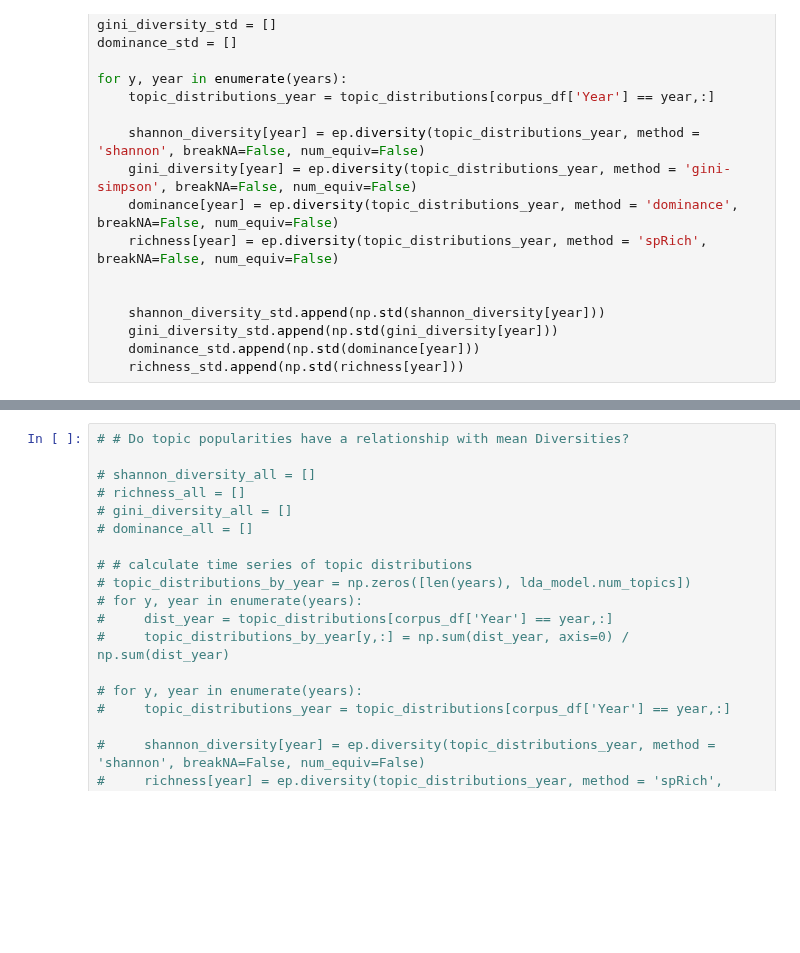
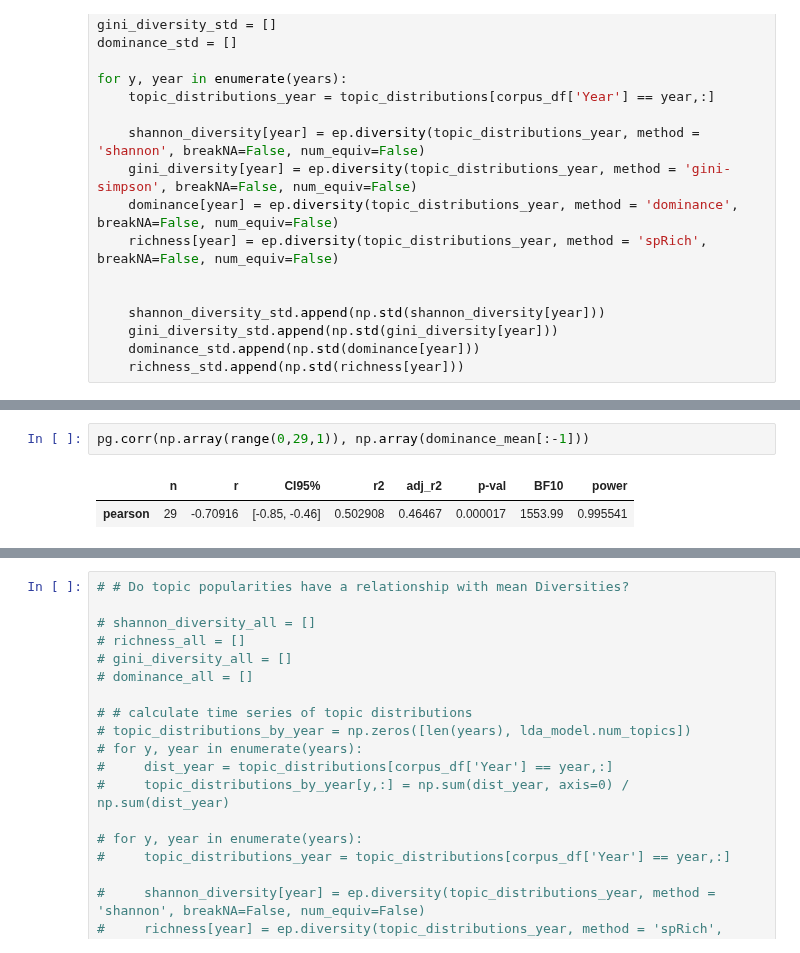
Before and after one commit to mashrekur/topic_modeling_hydrology, a Jupyter notebook: diversity_analysis.ipynb, the cells around one changed output, grey strips where cells are left out. Saved outputs shown, nothing was run; the diff lists cells and outputs as text; blank space fills up the shorter version.

```diff
--- a/diversity_analysis.ipynb
+++ b/diversity_analysis.ipynb
@@ -385,3 +395,8 @@ plt.savefig('figures/diversity_year_rich_mean_std.png')
+# %%
+pg.corr(np.array(range(0,29,1)), np.array(dominance_mean[:-1]))
+# %% [output]
+|  | n | r | CI95% | r2 | adj_r2 | p-val | BF10 | power |
+| pearson | 29 | -0.70916 | [-0.85, -0.46] | 0.502908 | 0.46467 | 0.000017 | 1553.99 | 0.995541 |
 # %%
 #plotting bar graphs
 fig, axs = plt.subplots(2,2,figsize=(25,15),sharex=True,sharey = False)
```
Also changed, not shown: parts of 5 cells of this notebook, 33 other files.
